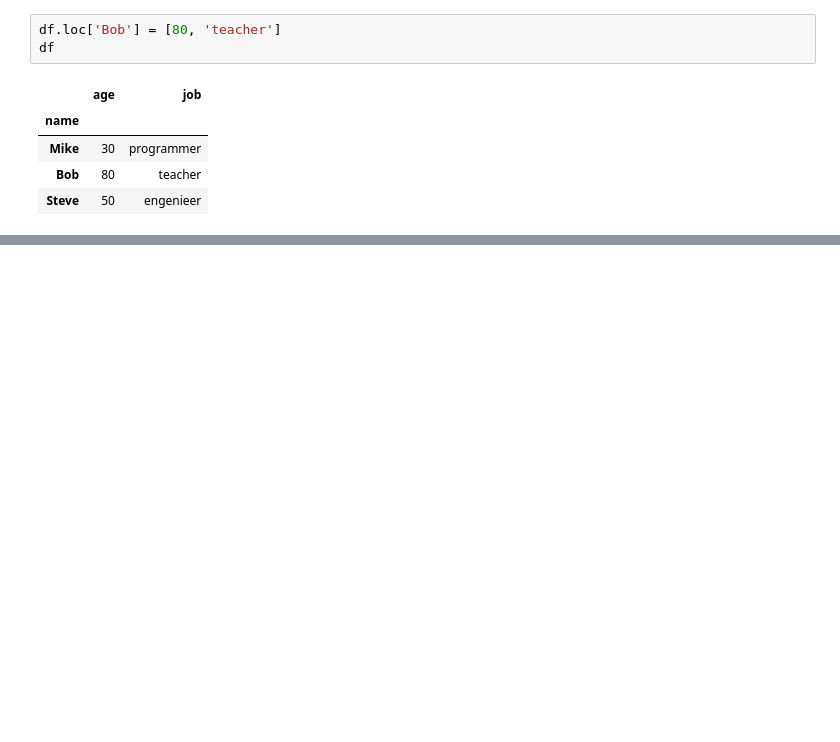
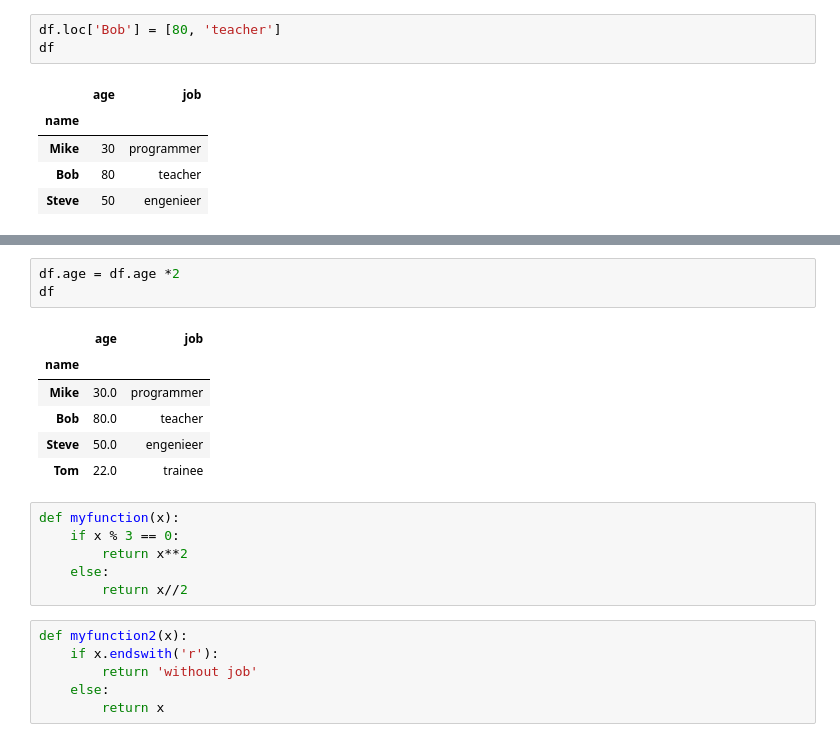
Before and after one commit to Blazzej/Python-learning, a Jupyter notebook: Pandas/panda.ipynb, the cells around one changed output, grey strips where cells are left out. Saved outputs shown, nothing was run; the diff lists cells and outputs as text; blank space fills up the shorter version.

```diff
--- a/Pandas/panda.ipynb
+++ b/Pandas/panda.ipynb
@@ -187,0 +213,22 @@ KeyboardInterrupt:
+# %%
+df.age = df.age *2
+df
+# %% [output]
+|  | age | job |
+| name |  |  |
+| Mike | 30.0 | programmer |
+| Bob | 80.0 | teacher |
+| Steve | 50.0 | engenieer |
+| Tom | 22.0 | trainee |
+# %%
+def myfunction(x):
+    if x % 3 == 0:
+        return x**2
+    else:
+        return x//2
+# %%
+def myfunction2(x):
+    if x.endswith('r'):
+        return 'without job'
+    else:
+        return x
```
Also changed, not shown: parts of 13 cells of this notebook.
